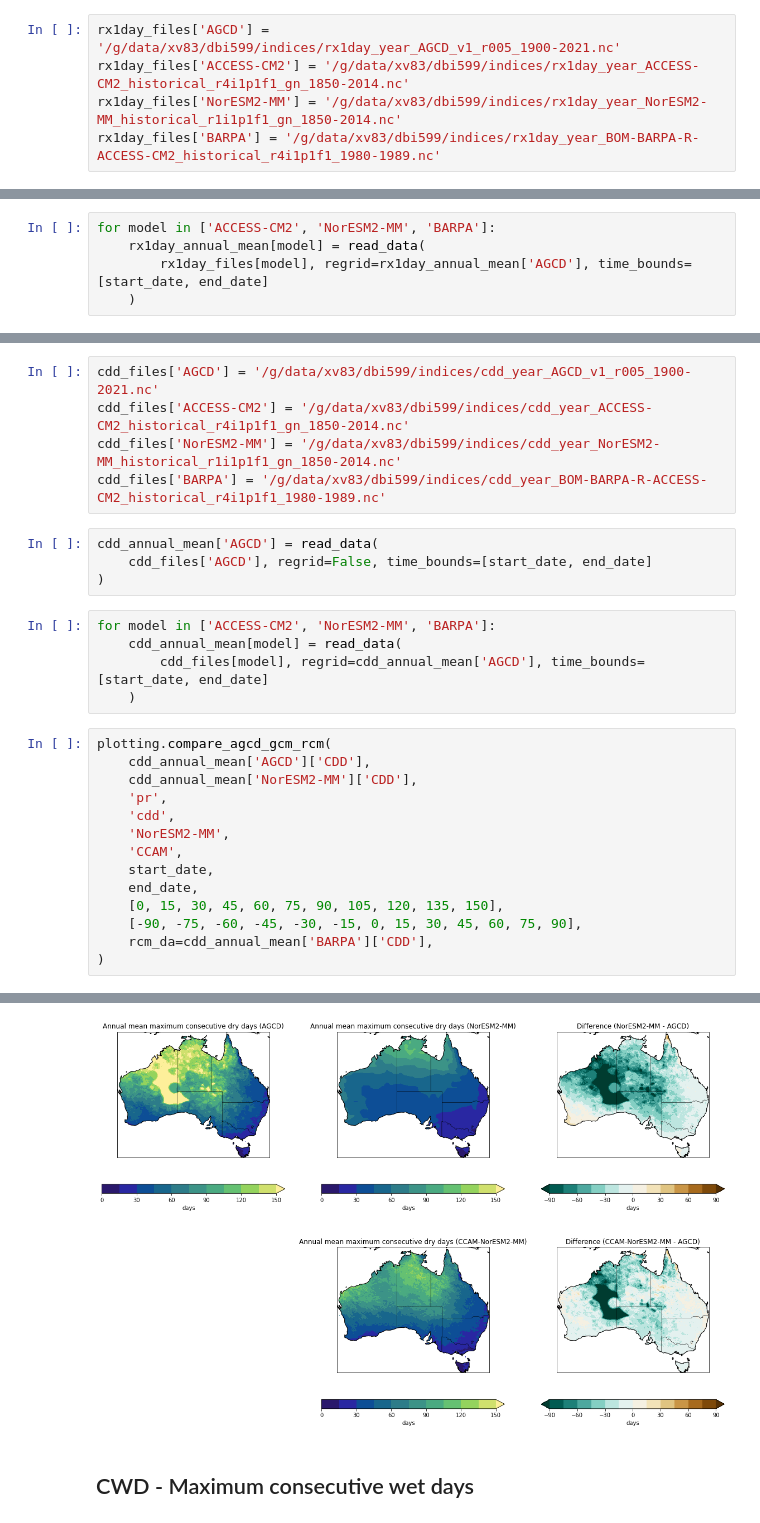
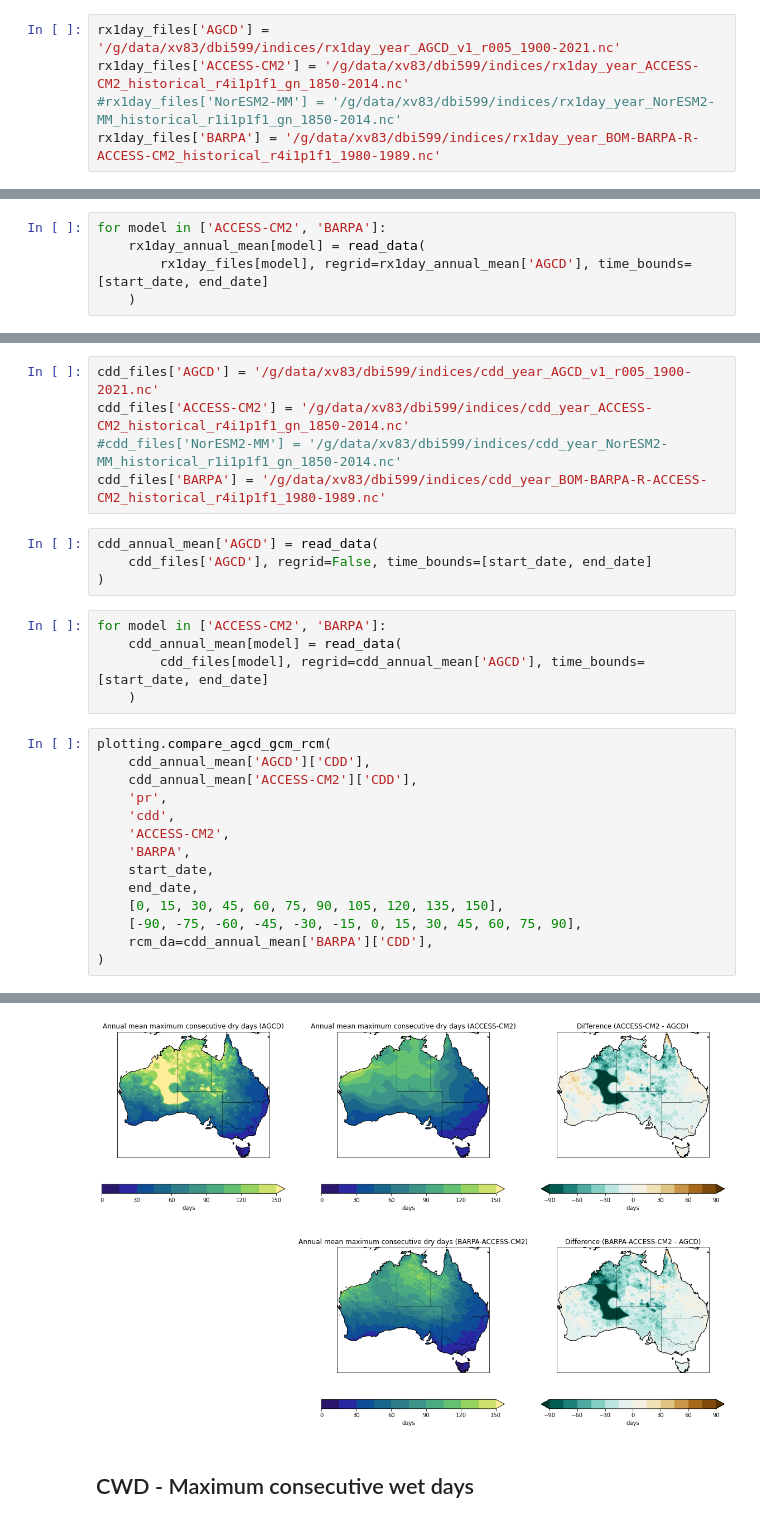
Before and after one commit to AusClimateService/model-evaluation, a Jupyter notebook: pr_extremes.ipynb, the cells around one changed output, grey strips where cells are left out. Drawn from its saved outputs; the diff is of its cells as text.

```diff
--- a/pr_extremes.ipynb
+++ b/pr_extremes.ipynb
@@ -64,14 +64,14 @@ def read_data(infile, regrid=False, time_bounds=None):
 # %%
 rx1day_files['AGCD'] = '/g/data/xv83/dbi599/indices/rx1day_year_AGCD_v1_r005_1900-2021.nc'
 rx1day_files['ACCESS-CM2'] = '/g/data/xv83/dbi599/indices/rx1day_year_ACCESS-CM2_historical_r4i1p1f1_gn_1850-2014.nc'
-rx1day_files['NorESM2-MM'] = '/g/data/xv83/dbi599/indices/rx1day_year_NorESM2-MM_historical_r1i1p1f1_gn_1850-2014.nc'
+#rx1day_files['NorESM2-MM'] = '/g/data/xv83/dbi599/indices/rx1day_year_NorESM2-MM_historical_r1i1p1f1_gn_1850-2014.nc'
 rx1day_files['BARPA'] = '/g/data/xv83/dbi599/indices/rx1day_year_BOM-BARPA-R-ACCESS-CM2_historical_r4i1p1f1_1980-1989.nc'
 # %%
 rx1day_annual_mean['AGCD'] = read_data(
     rx1day_files['AGCD'], regrid=False, time_bounds=[start_date, end_date]
 )
 # %%
-for model in ['ACCESS-CM2', 'NorESM2-MM', 'BARPA']:
+for model in ['ACCESS-CM2', 'BARPA']:
     rx1day_annual_mean[model] = read_data(
         rx1day_files[model], regrid=rx1day_annual_mean['AGCD'], time_bounds=[start_date, end_date]
     )
@@ -97,25 +97,25 @@ plotting.compare_agcd_gcm_rcm(
 # %%
 cdd_files['AGCD'] = '/g/data/xv83/dbi599/indices/cdd_year_AGCD_v1_r005_1900-2021.nc'
 cdd_files['ACCESS-CM2'] = '/g/data/xv83/dbi599/indices/cdd_year_ACCESS-CM2_historical_r4i1p1f1_gn_1850-2014.nc'
-cdd_files['NorESM2-MM'] = '/g/data/xv83/dbi599/indices/cdd_year_NorESM2-MM_historical_r1i1p1f1_gn_1850-2014.nc'
+#cdd_files['NorESM2-MM'] = '/g/data/xv83/dbi599/indices/cdd_year_NorESM2-MM_historical_r1i1p1f1_gn_1850-2014.nc'
 cdd_files['BARPA'] = '/g/data/xv83/dbi599/indices/cdd_year_BOM-BARPA-R-ACCESS-CM2_historical_r4i1p1f1_1980-1989.nc'
 # %%
 cdd_annual_mean['AGCD'] = read_data(
     cdd_files['AGCD'], regrid=False, time_bounds=[start_date, end_date]
 )
 # %%
-for model in ['ACCESS-CM2', 'NorESM2-MM', 'BARPA']:
+for model in ['ACCESS-CM2', 'BARPA']:
     cdd_annual_mean[model] = read_data(
         cdd_files[model], regrid=cdd_annual_mean['AGCD'], time_bounds=[start_date, end_date]
     )
 # %%
 plotting.compare_agcd_gcm_rcm(
     cdd_annual_mean['AGCD']['CDD'],
-    cdd_annual_mean['NorESM2-MM']['CDD'],
+    cdd_annual_mean['ACCESS-CM2']['CDD'],
     'pr',
     'cdd',
-    'NorESM2-MM',
-    'CCAM',
+    'ACCESS-CM2',
+    'BARPA',
     start_date,
     end_date,
     [0, 15, 30, 45, 60, 75, 90, 105, 120, 135, 150],
@@ -127,4 +127,4 @@ plotting.compare_agcd_gcm_rcm(
-[figure, old version]
+[figure, new version]
 # %% [markdown]
 ## CWD - Maximum consecutive wet days
 # %%
```
Also changed, not shown: parts of 6 cells of this notebook.
